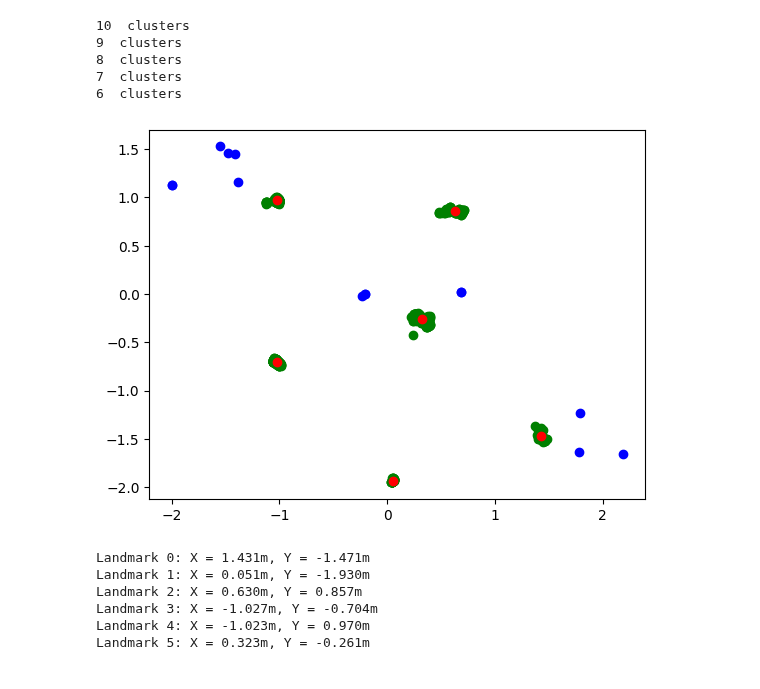
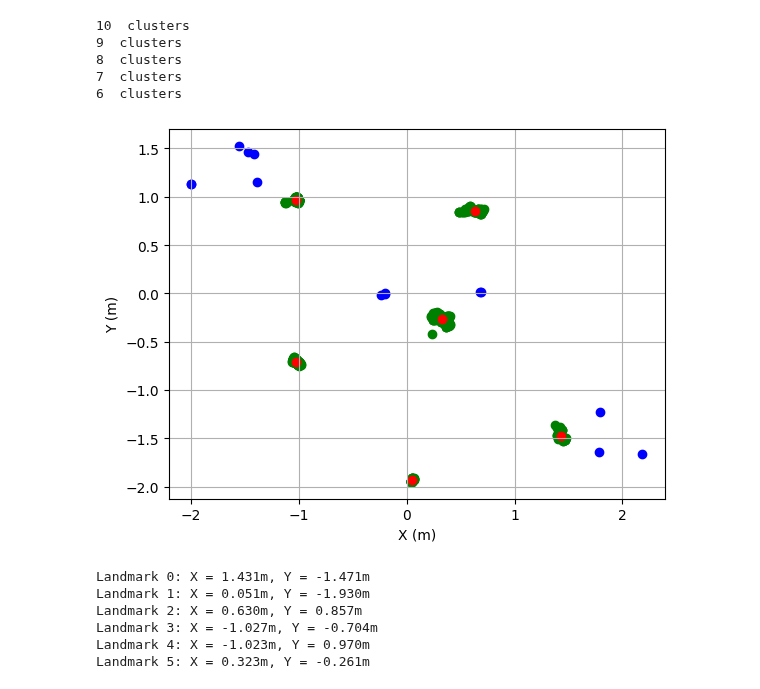
Before and after one commit to jclundy/aer1217_labs, a Jupyter notebook: lab3/lab3_zoe.ipynb, the cells around one changed output. Saved outputs shown, nothing was run; the diff lists cells and outputs as text; code cells hidden in the pictures.

Commit message:
adds missing axis labels for figure showing rejected outliers

```diff
--- a/lab3/lab3_zoe.ipynb
+++ b/lab3/lab3_zoe.ipynb
@@ -521,11 +521,14 @@ codebook, distortion, poses, outliers = refine_centroids(landmark_data, start_nu
 # %%
 
 plt.scatter(poses[:, 0], poses[:, 1], c='g')
 plt.scatter(codebook[:, 0], codebook[:, 1], c='r')
 plt.scatter(outliers[:, 0], outliers[:, 1], c='b')
+plt.xlabel('X (m)')
+plt.ylabel('Y (m)')
+plt.grid()
 plt.show()
 # %% [output]
-[figure, old version]
+[figure, new version]
 # %%
 for idx, centroid in enumerate(codebook):
     print(f"Landmark {idx}: X = {centroid[0]:.3f}m, Y = {centroid[1]:.3f}m")
```
Also changed, not shown: 1 other file.
